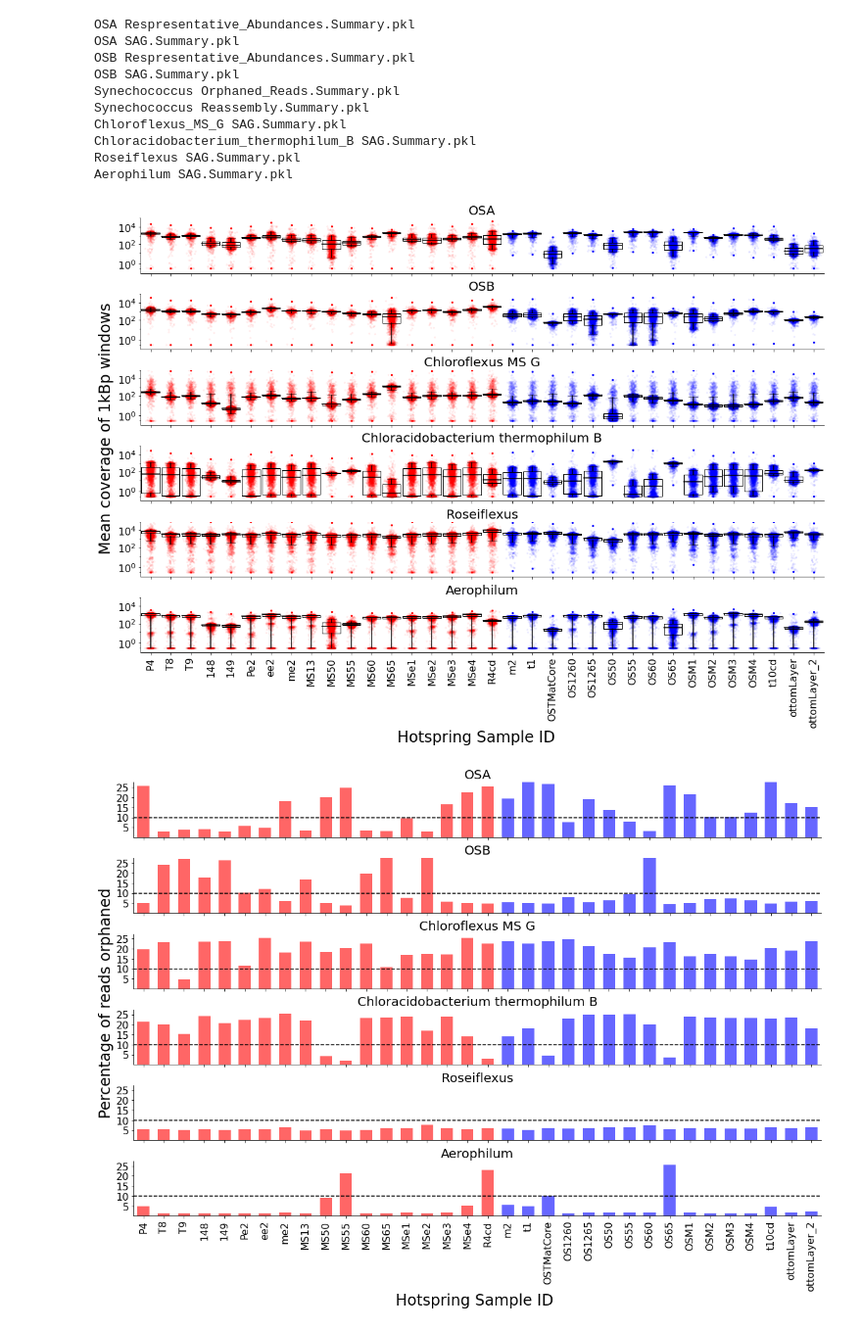
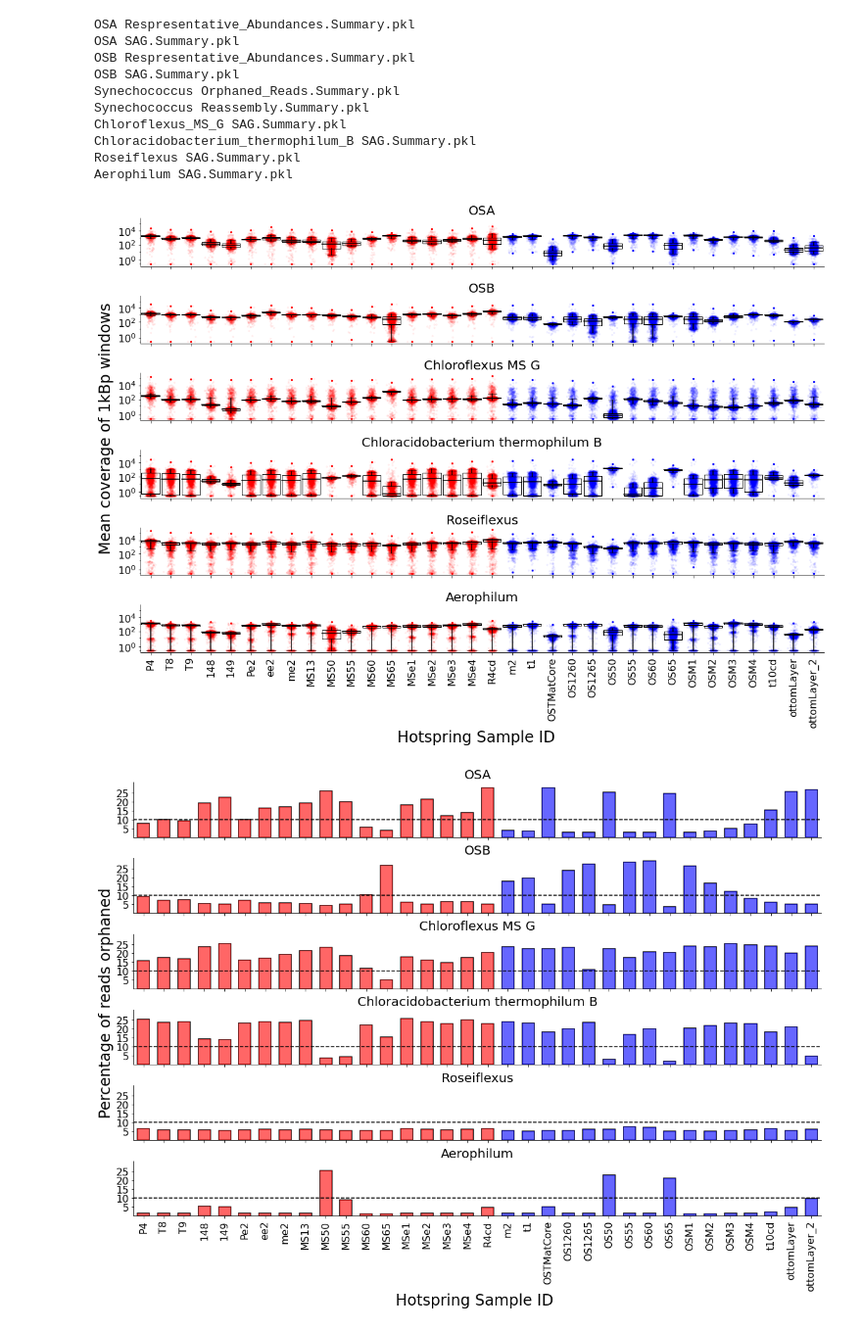
Before and after one commit to hsmurali/Hot_Springs_Analysis, a Jupyter notebook: Scripts/Synechococcus_Paper/Analysis.ipynb, the cells around one changed output. Shown at 98% size. Cells and saved outputs as stored; diff of their text form; code cells hidden in the pictures.

```diff
--- a/Scripts/Synechococcus_Paper/Analysis.ipynb
+++ b/Scripts/Synechococcus_Paper/Analysis.ipynb
@@ -61,11 +67,9 @@ colors = ['red']*ms+['blue']*os
 # %%
 plt.rcParams.update(rcParams)
 flierprops = dict(marker='x', markersize=0.5, linestyle='none')
-whiskerprops = dict(color='black',linewidth=1.5)
-capprops = dict(color='black', linewidth=0.5)
-medianprops = dict(linewidth=1.5, linestyle='-', color='black')
+boxprops = dict(linestyle='-', linewidth=1.0, color='black')
 
-fig, ax = plt.subplots(6,1, figsize=(16,12), sharex = True)
+fig, ax = plt.subplots(6,1, figsize=(16,12), sharex = True, sharey = True)
 i = 0
 for g in genomes:
     if g == 'Synechococcus':
@@ -76,56 +80,50 @@ for g in genomes:
     for j in range(0, len(positions)):
         y = boxes[j]
         ax[i].boxplot(y, positions = [positions[j]], whis = [5,95], widths = [0.9], showfliers = False,
-                      boxprops = dict(linestyle='-', linewidth=1.0, color='black'), flierprops = flierprops,
-                      whiskerprops = whiskerprops, capprops = capprops, medianprops = medianprops)
+                      boxprops = boxprops, flierprops = flierprops, whiskerprops = whiskerprops,
+                      capprops = capprops, medianprops = medianprops)
         x = np.random.normal(positions[j], 0.095, size=len(y))
-        ax[i].scatter(x,y,color = colors[j],alpha = 0.05, marker = 'o', s = 5)
-        ax[i].scatter([positions[j]]*2, [max(y), min(y)], color = colors[j], marker = 'o', s = 5)
-
-    ax[i].set_yscale('symlog')
-    ax[i].set_yticks([1,100,10000])
-    ax[i].set_ylim([-1, 100000])
+        ax[i].scatter(x,y,color = spring_colors[j],alpha = 0.05, marker = 'o', s = 5)
+        ax[i].scatter([positions[j]]*2, [max(y), min(y)], color = spring_colors[j], marker = 'o', s = 5)
     ax[i].set_title(g.replace("_"," "), size = 20)
-    ax[i].set_xticks([])
-    #ax[i].set_xlim([-0.5,33.5])
-    ax[i].spines[['right', 'top']].set_visible(False)
     i+=1
+ax[5].set_yscale('symlog')
+ax[5].set_yticks([1,100,10000])
 ax[5].set_xticks(range(0, 34))
 ax[5].set_xticklabels(x_ticks, rotation = 90)
 fig.text(0.4, 0, 'Hotspring Sample ID', size = 24)
 fig.text(-0.007, 0.57, 'Mean coverage of 1kBp windows', va='center', rotation='vertical', size = 24)
 fig.tight_layout()
-fig.subplots_adjust(hspace = 0.375)
 # %% [output]
-[figure, old version]
+[figure, new version]
 # %%
 plt.rcParams.update(rcParams)
 
-fig, ax = plt.subplots(6,1, figsize =(16,12), sharex = True)
+fig, ax = plt.subplots(6,1, figsize =(16,12), sharex = True, sharey = True)
 i = 0
 for g in genomes:
     if g == 'Synechococcus':
         continue
     df = Summary[g]['Reassembly.Summary.pkl']['Summary']
     df = df.set_index('Sample')
+    df = df.loc[samples]
     df['Frac_Orphaned'] = df['Orphaned Reads in Only One Genome ']/df['ReadCounts']*100.0
-    bars = ax[i].bar(range(0,34), df['Frac_Orphaned'].tolist(), width = 0.6, color = colors, alpha = 0.6)
+    bars = ax[i].bar(range(0,34), df['Frac_Orphaned'], width = 0.6, color = 'black',fill=False, linewidth = 1.5)
+    bars = ax[i].bar(range(0,34), df['Frac_Orphaned'], width = 0.6, color = spring_colors, alpha = 0.6)
     ax[i].set_title(g.replace("_"," "), size = 20)
-    ax[i].set_ylim([0,27.5])
-    ax[i].set_yticks([5,10,15,20,25])
-    ax[i].set_xlim([-0.5,33.5])
-    ax[i].set_xticks(range(0, 34))
     ax[i].axhline(10, linestyle = '--', color = 'black')
-    ax[i].spines[['right', 'top']].set_visible(False)
     i += 1
+ax[5].set_yticks([5,10,15,20,25])
+ax[5].set_xlim([-0.5,33.5])
+ax[5].set_xticks(range(0, 34))
 ax[5].set_xticklabels(x_ticks, rotation = 90)
 
 fig.text(0.4, 0, 'Hotspring Sample ID', size = 24)
 fig.text(-0.005, 0.55, 'Percentage of reads orphaned', va='center', rotation='vertical', size = 24)
 
 fig.tight_layout()
 fig.subplots_adjust(hspace = 0.375)
 # %% [output]
-[figure, old version]
+[figure, new version]
 # %%
 sample_dict = dict(zip(df_Metadata['SampleID'].tolist(), df_Metadata['Spring_Name'].tolist()))
```
Also changed, not shown: parts of 6 cells of this notebook.
